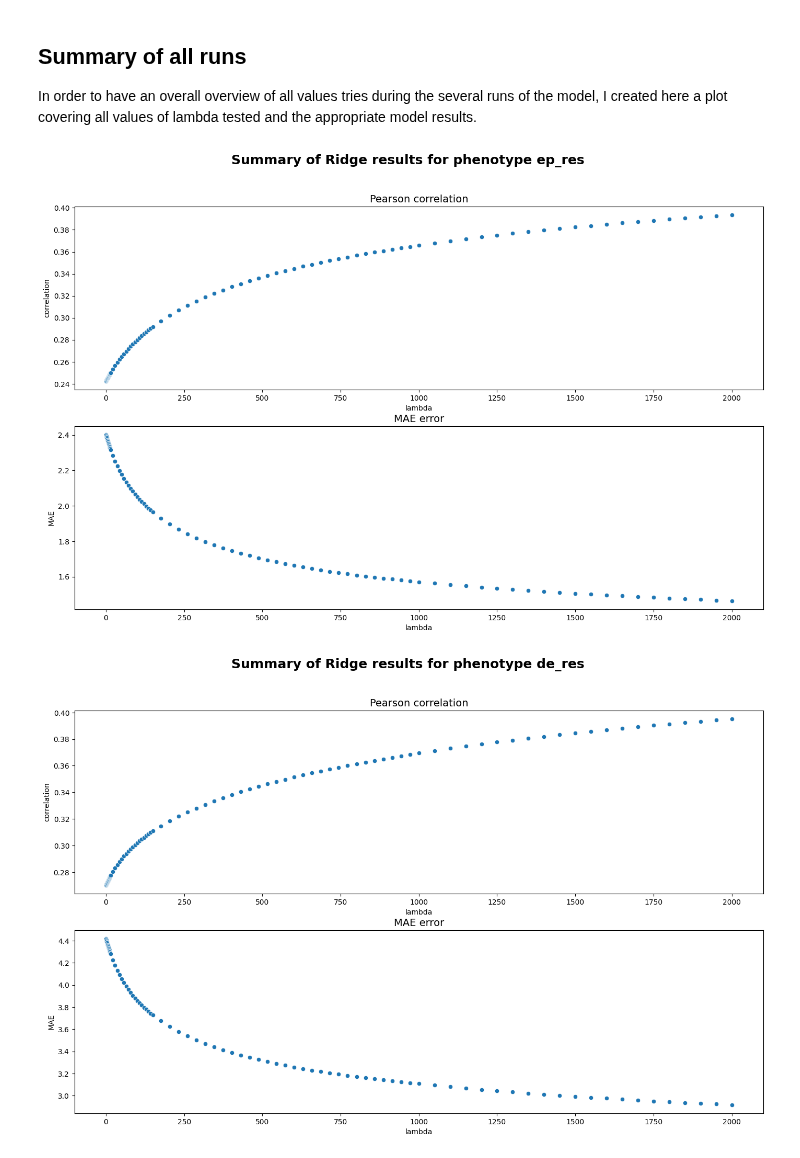
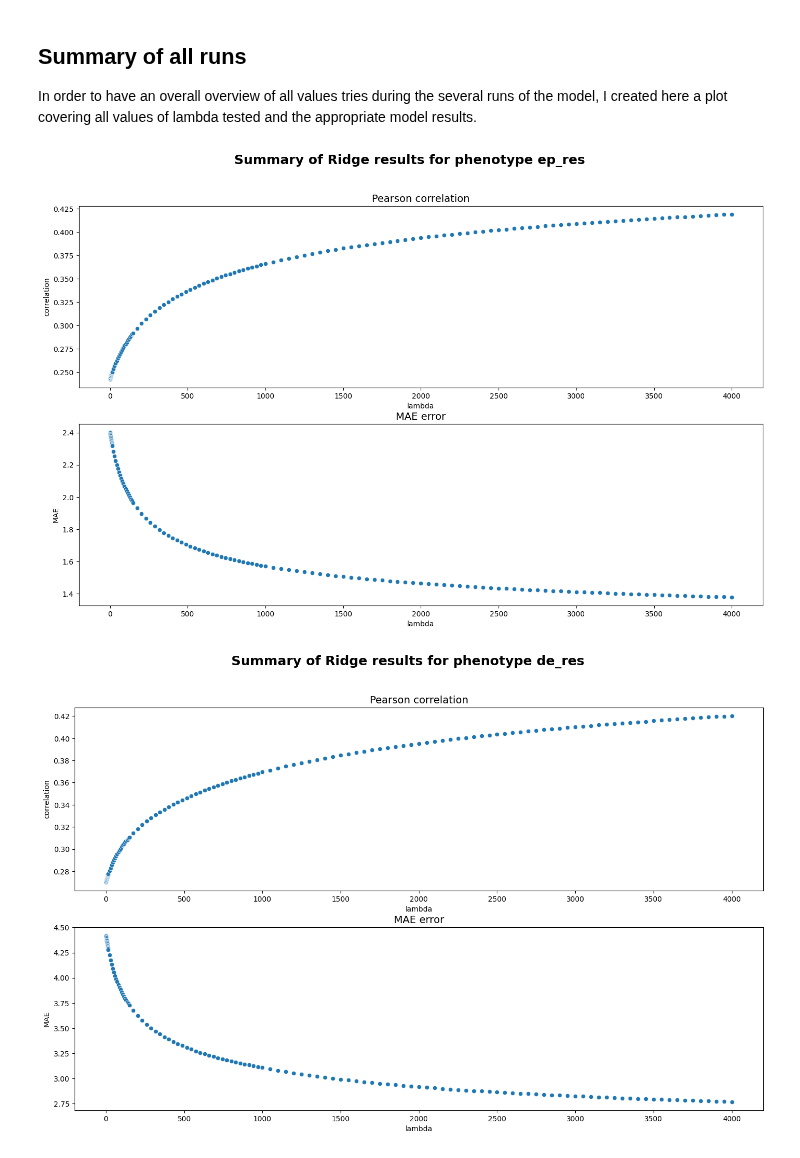
Before and after one commit to Florent-Hervers/master-thesis-code, a Jupyter notebook: Analysis notebooks/results_analysis_ridge.ipynb, the cells around one changed output. Drawn from its saved outputs; the diff is of its cells as text; code cells hidden in the pictures.

Commit message:
Add ridge results and update for the next run

```diff
--- a/Analysis notebooks/results_analysis_ridge.ipynb
+++ b/Analysis notebooks/results_analysis_ridge.ipynb
@@ -106,3 +106,18 @@ for phenotype in phenotypes:
 [figure]
 [figure]
 [figure]
+# %%
+for phenotype in phenotypes:
+    with open(f"../Results/ridge_5_{phenotype}.json", "r") as f:
+        results = json.load(f)
+
+        results_1_dimentions(
+            results["correlation"],
+            results["MAE"],
+            results["dim_0_values"],
+            f"Ridge results for phenotype {phenotype}",
+            "Pearson correlation",
+            "MAE error",
+            results["dim_0_label"],
+            "correlation",
+            "MAE")
@@ -113,30 +135,30 @@ In order to have an overall overview of all values tries during the several runs
 # %%
 for phenotype in phenotypes:
     global_results_MAE = []
     global_results_corr = []
     global_results_lambda_val = []
-    for i in range(1,5):
+    for i in range(1,6):
         if i == 1:
             filename = f"ridge_{phenotype}.json"
         else:
             filename = f"ridge_{i}_{phenotype}.json"
         with open(f"../Results/{filename}", "r") as f:
             results = json.load(f)
             global_results_MAE += results["MAE"]
             global_results_corr += results["correlation"]
             global_results_lambda_val += results["dim_0_values"]
 
     results_1_dimentions(
         global_results_corr,
         global_results_MAE,
         global_results_lambda_val,
         f"Summary of Ridge results for phenotype {phenotype}",
         "Pearson correlation",
         "MAE error",
         results["dim_0_label"],
         "correlation",
         "MAE",
         vertical=True)
 # %% [output]
-[figure, old version]
+[figure, new version]
-[figure, old version]
+[figure, new version]
```
Also changed, not shown: parts of 2 cells of this notebook, 9 other files.
